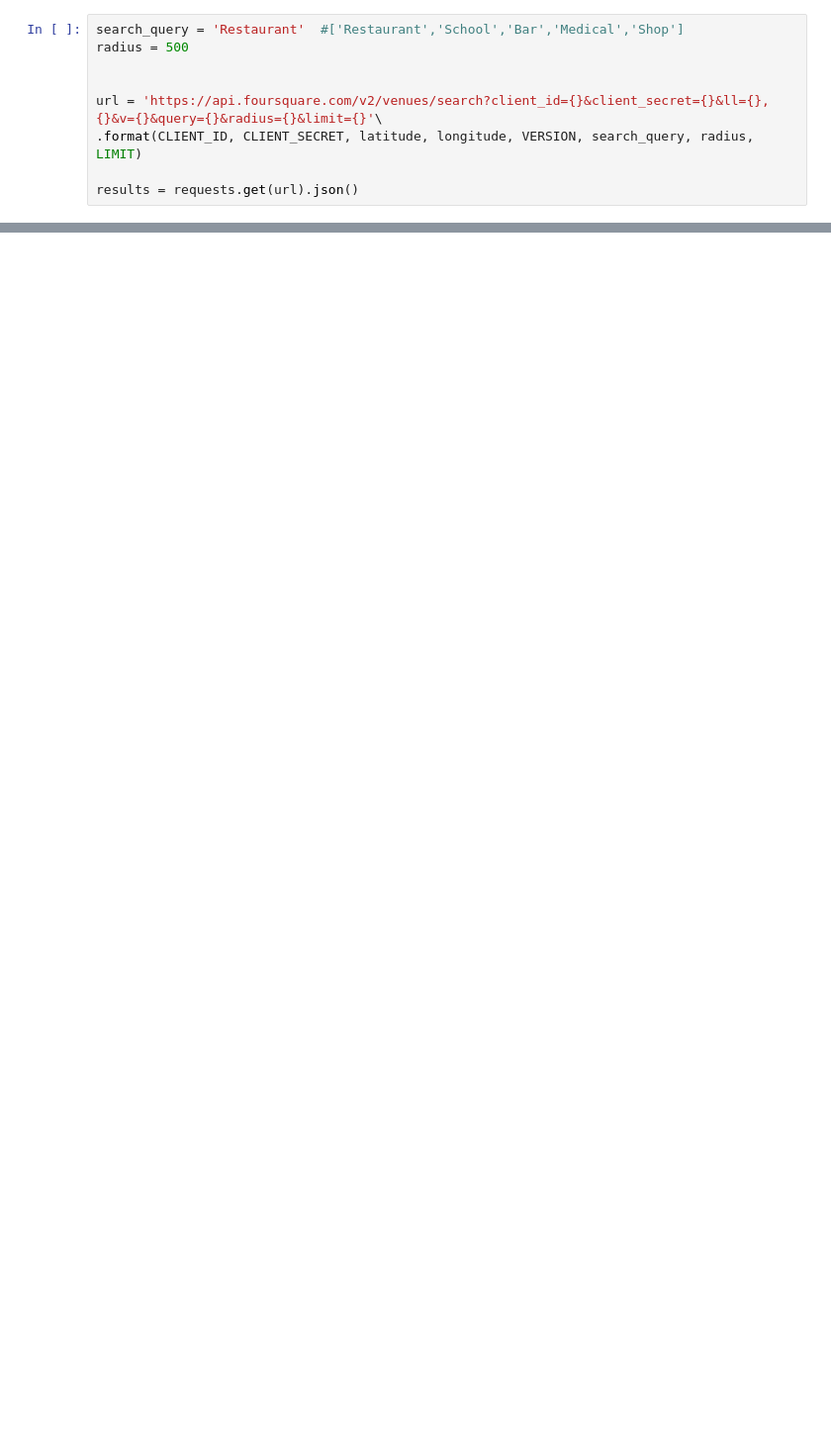
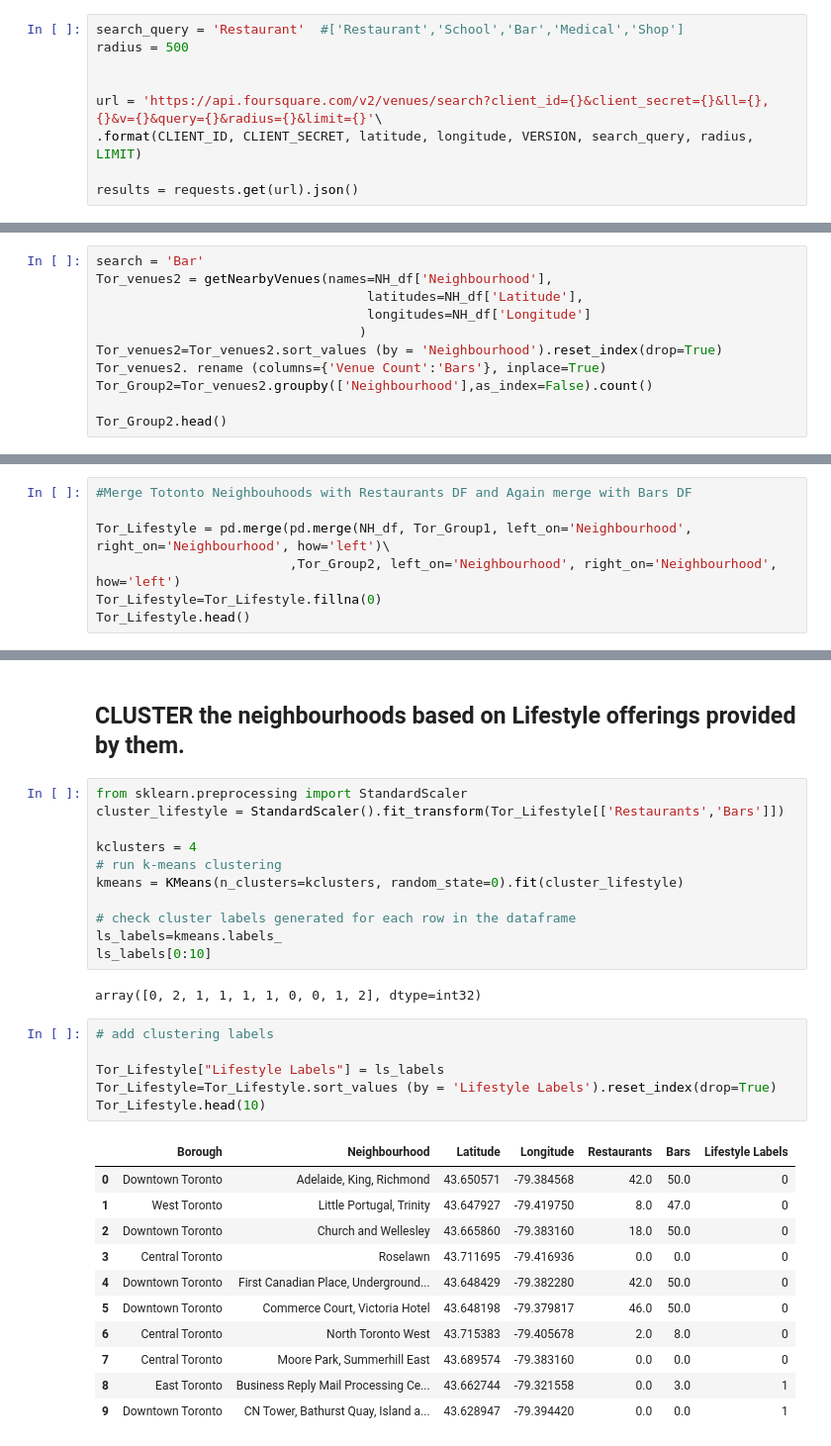
Before and after one commit to AnanthSG/Coursera_Capstone, a Jupyter notebook: Capstone- Toronto_CLUSTERING.ipynb, the cells around one changed output, grey strips where cells are left out. Shown at 99% size. Saved outputs shown, nothing was run; the diff lists cells and outputs as text; blank space fills up the shorter version.

```diff
--- a/Capstone- Toronto_CLUSTERING.ipynb
+++ b/Capstone- Toronto_CLUSTERING.ipynb
@@ -350,0 +326,11 @@ Tor_Group
+# %%
+search = 'Bar'
+Tor_venues2 = getNearbyVenues(names=NH_df['Neighbourhood'],
+                                   latitudes=NH_df['Latitude'],
+                                   longitudes=NH_df['Longitude']
+                                  )
+Tor_venues2=Tor_venues2.sort_values (by = 'Neighbourhood').reset_index(drop=True)
+Tor_venues2. rename (columns={'Venue Count':'Bars'}, inplace=True)
+Tor_Group2=Tor_venues2.groupby(['Neighbourhood'],as_index=False).count()
+
+Tor_Group2.head()
@@ -350,0 +382,7 @@ Tor_Group
+# %%
+#Merge Totonto Neighbouhoods with Restaurants DF and Again merge with Bars DF
+
+Tor_Lifestyle = pd.merge(pd.merge(NH_df, Tor_Group1, left_on='Neighbourhood', right_on='Neighbourhood', how='left')\
+                         ,Tor_Group2, left_on='Neighbourhood', right_on='Neighbourhood', how='left')
+Tor_Lifestyle=Tor_Lifestyle.fillna(0)
+Tor_Lifestyle.head()
@@ -350,0 +412,33 @@ Tor_Group
+# %% [markdown]
+## CLUSTER the neighbourhoods based on Lifestyle offerings provided by them.
+# %%
+from sklearn.preprocessing import StandardScaler
+cluster_lifestyle = StandardScaler().fit_transform(Tor_Lifestyle[['Restaurants','Bars']])
+
+kclusters = 4
+# run k-means clustering
+kmeans = KMeans(n_clusters=kclusters, random_state=0).fit(cluster_lifestyle)
+
+# check cluster labels generated for each row in the dataframe
+ls_labels=kmeans.labels_
+ls_labels[0:10]
+# %% [output]
+array([0, 2, 1, 1, 1, 1, 0, 0, 1, 2], dtype=int32)
+# %%
+# add clustering labels
+
+Tor_Lifestyle["Lifestyle Labels"] = ls_labels
+Tor_Lifestyle=Tor_Lifestyle.sort_values (by = 'Lifestyle Labels').reset_index(drop=True)
+Tor_Lifestyle.head(10)
+# %% [output]
+|  | Borough | Neighbourhood | Latitude | Longitude | Restaurants | Bars | Lifestyle Labels |
+| 0 | Downtown Toronto | Adelaide, King, Richmond | 43.650571 | -79.384568 | 42.0 | 50.0 | 0 |
+| 1 | West Toronto | Little Portugal, Trinity | 43.647927 | -79.419750 | 8.0 | 47.0 | 0 |
+| 2 | Downtown Toronto | Church and Wellesley | 43.665860 | -79.383160 | 18.0 | 50.0 | 0 |
+| 3 | Central Toronto | Roselawn | 43.711695 | -79.416936 | 0.0 | 0.0 | 0 |
+| 4 | Downtown Toronto | First Canadian Place, Underground... | 43.648429 | -79.382280 | 42.0 | 50.0 | 0 |
+| 5 | Downtown Toronto | Commerce Court, Victoria Hotel | 43.648198 | -79.379817 | 46.0 | 50.0 | 0 |
+| 6 | Central Toronto | North Toronto West | 43.715383 | -79.405678 | 2.0 | 8.0 | 0 |
+| 7 | Central Toronto | Moore Park, Summerhill East | 43.689574 | -79.383160 | 0.0 | 0.0 | 0 |
+| 8 | East Toronto | Business Reply Mail Processing Ce... | 43.662744 | -79.321558 | 0.0 | 3.0 | 1 |
+| 9 | Downtown Toronto | CN Tower, Bathurst Quay, Island a... | 43.628947 | -79.394420 | 0.0 | 0.0 | 1 |
```
Also changed, not shown: parts of 35 cells of this notebook.
